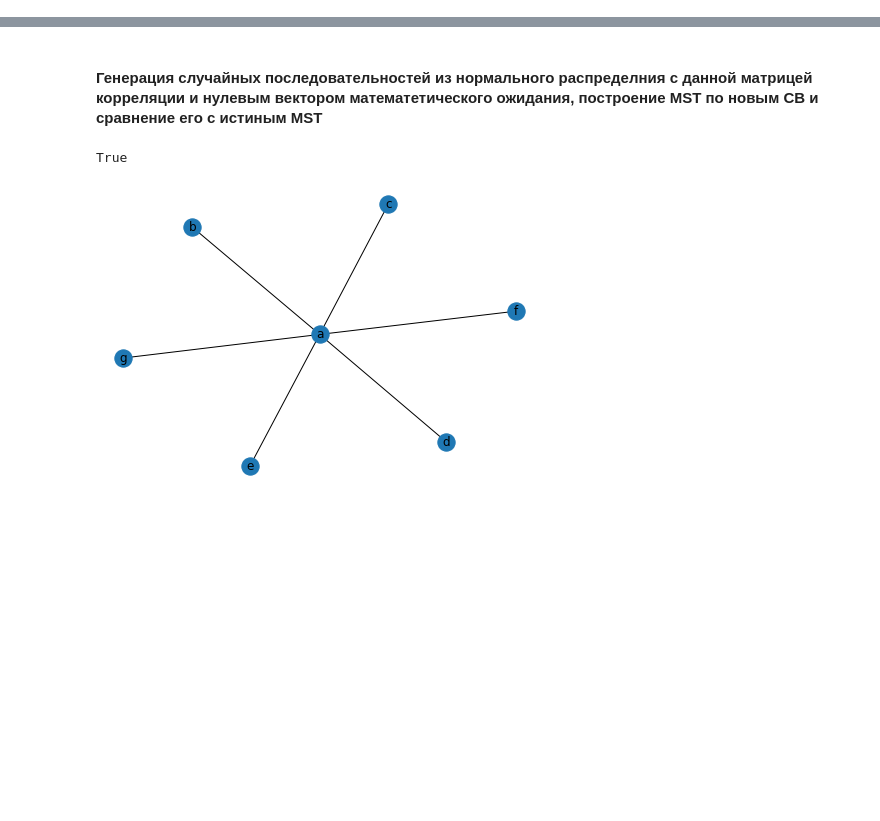
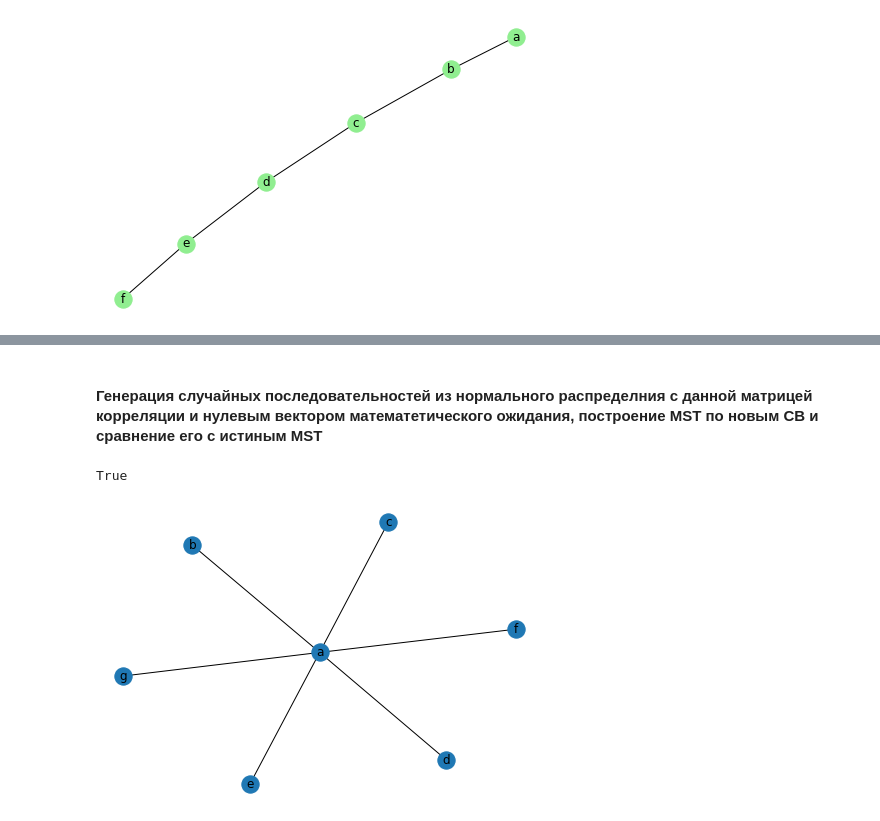
Before and after one commit to kislN/SignProcedure, a Jupyter notebook: main_rand_values.ipynb, the cells around one changed output, grey strips where cells are left out. Cells and saved outputs as stored; diff of their text form; code cells hidden in the pictures; blank space fills up the shorter version.

```diff
--- a/main_rand_values.ipynb
+++ b/main_rand_values.ipynb
@@ -16,0 +107,5 @@ import random
+# %%
+ref_MST1 = create_Kruskal_MST(corr, stcks)
+nx.draw(ref_MST1, with_labels=True, node_color='lightgreen')
+# %% [output]
+[figure, added]
```
Also changed, not shown: parts of 12 cells of this notebook, 10 other files.
